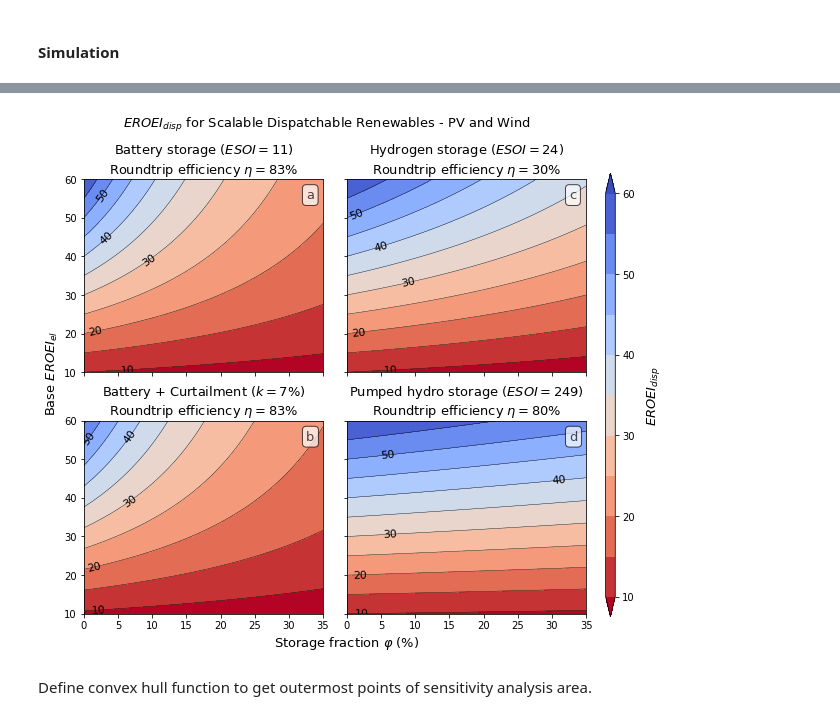
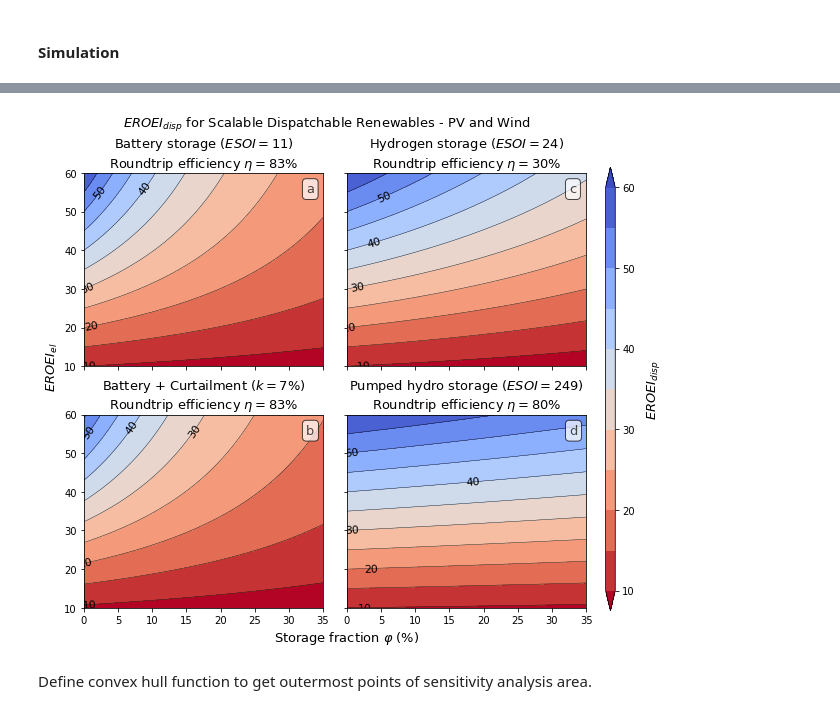
Before and after one commit to csaladenes/sustainable-energy-transitions, a Jupyter notebook: ccs/eroei-ccs-workbook.ipynb, the cells around one changed output, grey strips where cells are left out. Cells and saved outputs as stored; diff of their text form; code cells hidden in the pictures.

```diff
--- a/ccs/eroei-ccs-workbook.ipynb
+++ b/ccs/eroei-ccs-workbook.ipynb
@@ -446,8 +461,9 @@ def eroei_disp_cycler(ESOI, phi, eta, c, eroei_el):
                                     ((1.0/eroei_el[k])+(eta[i]*phi[j]/ESOI[i]))
     return eroei_disp
 # %%
-eroei_el=np.linspace(10,60,100)
-phi=np.linspace(0,35,100)
+segments=800
+eroei_el=np.linspace(10,60,segments)
+phi=np.linspace(0,35,segments)
 ESOI=[11,24,11,249]
 ESOI_tech=['Battery storage','Hydrogen storage','Battery + Curtailment','Pumped hydro storage']
 eta=np.array([83,30,83,80])
@@ -471,36 +487,36 @@ for i in range(len(ESOI)):
         im2 = ax.contour(X, Y, z, levels=levels,extend='both',colors='k',linewidths=0.4)
         im3 = ax.contour(X, Y, z, levels=levels2,extend='both',colors='k',linewidths=0.01)
         ax.clabel(im3, fmt = '%i',inline=1, fontsize=11)
         if (i==0):
             fig.subplots_adjust(right=0.9)
             cbar_ax = fig.add_axes([0.93, 0.12, 0.015, 0.77])
             fig.colorbar(im, cax=cbar_ax)
             cbar_ax.set_ylabel(u'$EROEI_{disp}$',fontsize=13,labelpad=10)
         ax.set_xlim((phi.min(),phi.max()))
         ax.set_ylim((eroei_el.min(),eroei_el.max()))
         if (i!=2):
             ax.set_title(ESOI_tech[i]+u' ($ESOI='+str(ESOI[i])+\
                      '$)\nRoundtrip efficiency $\eta='+str(eta[i])+'$%',fontsize=13)
         else:
             ax.set_title(ESOI_tech[i]+u' ($k='+str(int(c[i]*100))+\
                      '$%)\nRoundtrip efficiency $\eta='+str(eta[i])+'$%',fontsize=13)
         ax.text(0.93, 0.95, string.ascii_lowercase[(i%2)*2+i/2],
                 horizontalalignment='left',
                 verticalalignment='top',
                 transform=ax.transAxes,size=13,alpha=0.7,
                               bbox=dict(boxstyle="round", fc="w", alpha=0.7))
 
 axes[1][1].set_xlabel('Storage fraction $\\varphi$ (%)',fontsize=13,x=0)
-axes[0][0].set_ylabel('Base $EROEI_{el}$',fontsize=13,y=0)
+axes[0][0].set_ylabel('$EROEI_{el}$',fontsize=13,y=0)
 axes[0][1].set_yticklabels('')
 axes[1][1].set_yticklabels('')
 axes[0][0].set_xticklabels('')
 axes[0][1].set_xticklabels('')
-plt.suptitle(r'$EROEI_{disp}$ for Scalable Dispatchable Renewables - PV and Wind',fontsize=13,y=0.99)
+plt.suptitle(r'$EROEI_{disp}$ for Scalable Dispatchable Renewables - PV and Wind',fontsize=13,y=0.98)
 plt.savefig('plot/fig3.png',dpi=150,bbox_inches = 'tight', pad_inches = 0.1)
 plt.show()
 # %% [output]
-[figure, old version]
+[figure, new version]
 # %% [markdown]
 Define convex hull function to get outermost points of sensitivity analysis area.
 # %%
```
Also changed, not shown: parts of 38 cells of this notebook, 10 other files.
